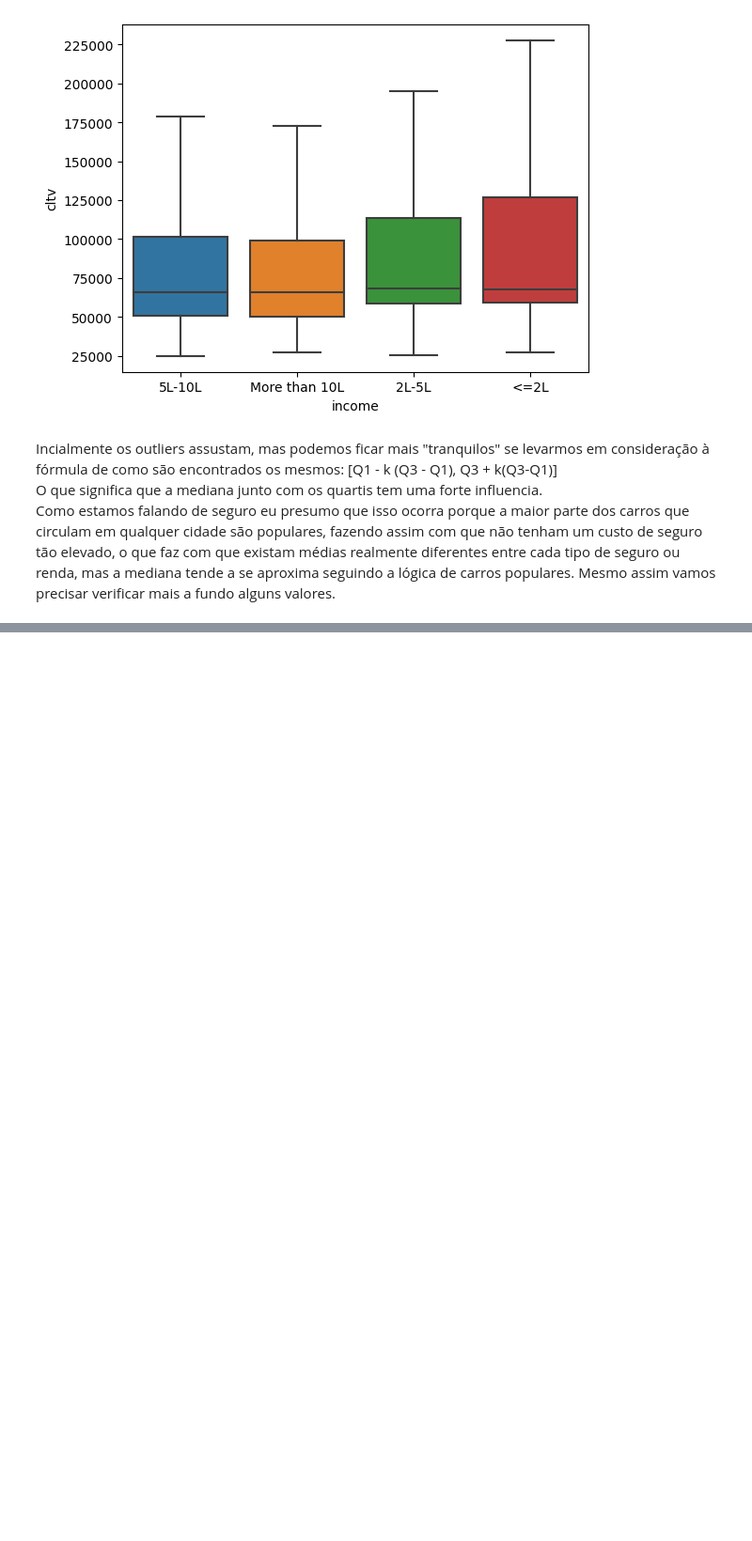
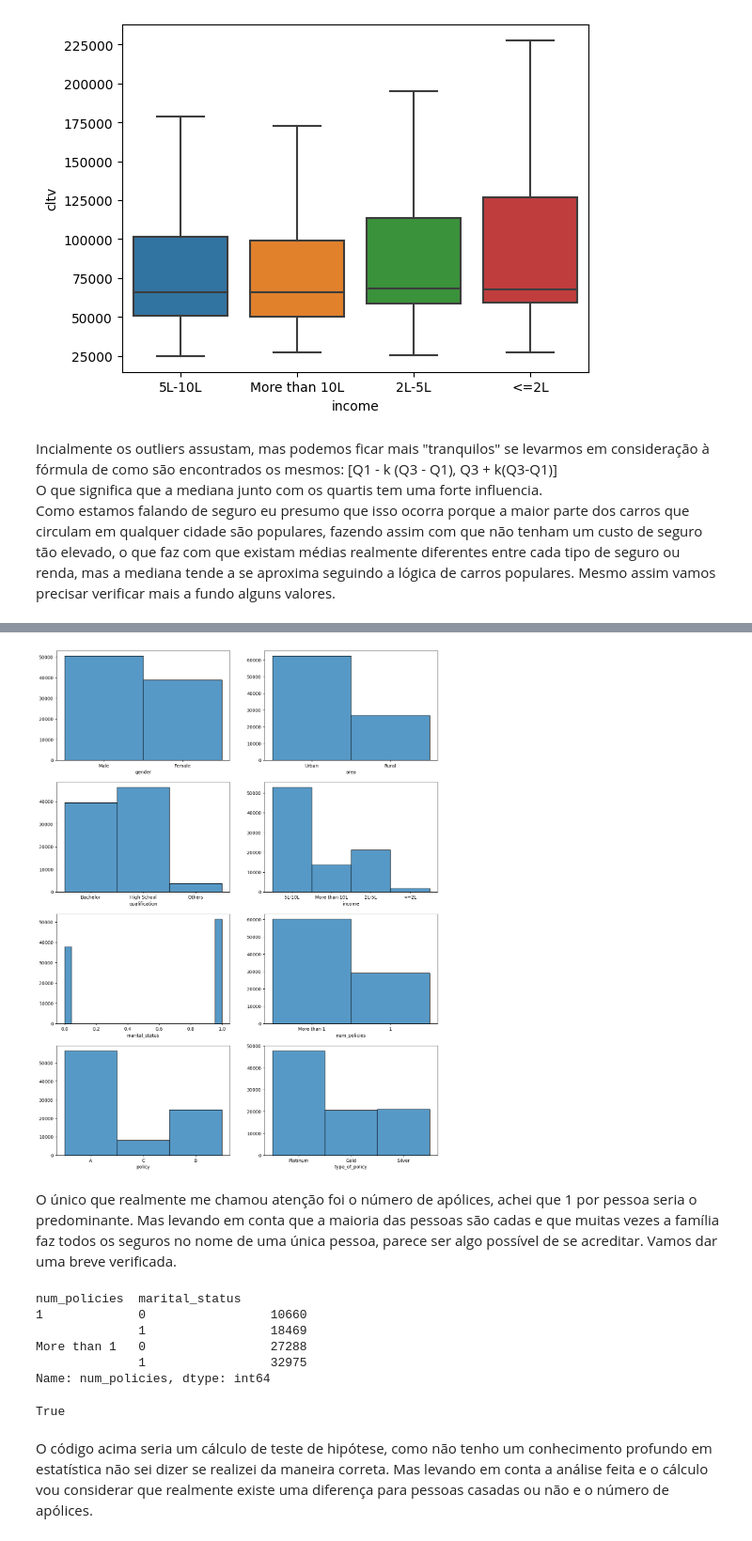
Before and after one commit to Gabriel07201/life_time_value_predictor, a Jupyter notebook: main.ipynb, the cells around one changed output, grey strips where cells are left out. Shown: that part at 94% size. Drawn from its saved outputs; the diff is of its cells as text; code cells hidden in the pictures; blank space fills up the shorter version.

```diff
--- a/main.ipynb
+++ b/main.ipynb
@@ -168,0 +228,3 @@ Mesmo assim vamos precisar verificar mais a fundo alguns valores.
+# %%
+qualitative_labels = df.drop(['vintage', 'claim_amount', 'cltv', 'id'], axis=1)
+qualitative_labels.head()
@@ -168,0 +238,43 @@ Mesmo assim vamos precisar verificar mais a fundo alguns valores.
+# %%
+plt.figure(figsize=(15,20))
+for i, column in enumerate(qualitative_labels.columns):
+    plt.subplot(4, 2, i+1)
+    sns.histplot(qualitative_labels[column])
+    plt.ylabel('')
+# %% [output]
+[figure, added]
+# %% [markdown]
+O único que realmente me chamou atenção foi o número de apólices, achei que 1 por pessoa seria o predominante. Mas levando em conta que a maioria das pessoas são cadas e que muitas vezes a família faz todos os seguros no nome de uma única pessoa, parece ser algo possível de se acreditar. Vamos dar uma breve verificada.
+# %%
+df.groupby(['num_policies', 'marital_status'])['num_policies'].count()
+# %% [output]
+num_policies  marital_status
+1             0                 10660
+              1                 18469
+More than 1   0                 27288
+              1                 32975
+Name: num_policies, dtype: int64
+# %%
+import math
+from scipy.stats import norm
+
+casados = 32975
+solteiros = 27288
+size = casados + solteiros
+
+p1 = casados/size
+p2 = solteiros/size
+
+erro_padrao = math.sqrt((p1 * (1 - p1) / size) + (p2 * (1 - p2) / size))
+
+z = (p1 - p2) / erro_padrao
+
+alpha = 0.05
+
+critical_value = norm.ppf(1 - alpha / 2)
+
+abs(z) > critical_value
+# %% [output]
+True
+# %% [markdown]
+O código acima seria um cálculo de teste de hipótese, como não tenho um conhecimento profundo em estatística não sei dizer se realizei da maneira correta. Mas levando em conta a análise feita e o cálculo vou considerar que realmente existe uma diferença para pessoas casadas ou não e o número de apólices.
```
Also changed, not shown: parts of 20 cells of this notebook, 1 other file.
